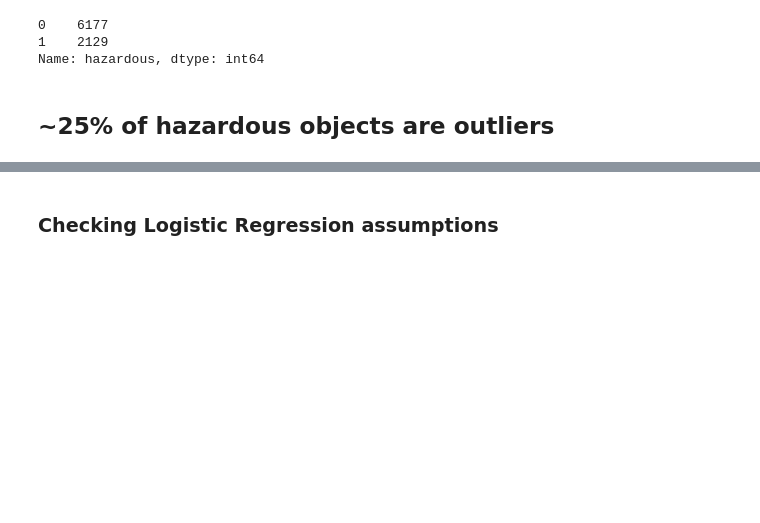
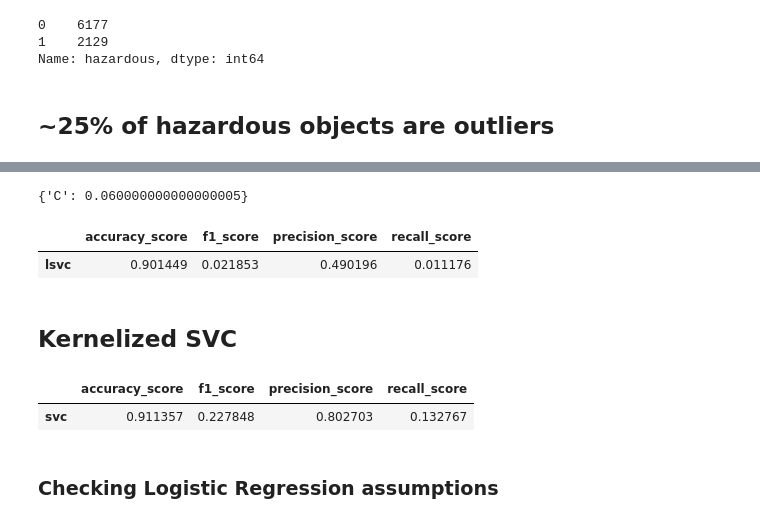
Before and after one commit to gselivirov/NASA_classifiers, a Jupyter notebook: NASA_Forest.ipynb, the cells around one changed output, grey strips where cells are left out. Cells and saved outputs as stored; diff of their text form; code cells hidden in the pictures; blank space fills up the shorter version.

```diff
--- a/NASA_Forest.ipynb
+++ b/NASA_Forest.ipynb
@@ -133,0 +137,5 @@ Name: hazardous, dtype: int64
+# %%
+min_on_training = X_train.min(axis=0)
+range_on_training = (X_train - min_on_training).max(axis=0)
+X_train_scaled = (X_train - min_on_training) / range_on_training
+X_test_scaled = (X_test - min_on_training) / range_on_training
@@ -133,0 +161,20 @@ Name: hazardous, dtype: int64
+# %%
+lsvc_grid.best_params_
+# %% [output]
+{'C': 0.060000000000000005}
+# %%
+best_lsvc = lsvc_grid.best_estimator_
+best_lsvc.score(X_test_scaled, y_test)
+best_lsvc_pred = best_lsvc.predict(X_test_scaled)
+# %%
+lsvc_metrics = pd.DataFrame({"accuracy_score" : best_lsvc.score(X_test_scaled, y_test),
+                            "f1_score" : metrics.f1_score(y_test,best_lsvc_pred),
+                            "precision_score" : metrics.precision_score(y_test,best_lsvc_pred),
+                            "recall_score" : metrics.recall_score(y_test,best_lsvc_pred)},
+                           index=["lsvc"])
+lsvc_metrics
+# %% [output]
+|  | accuracy_score | f1_score | precision_score | recall_score |
+| lsvc | 0.901449 | 0.021853 | 0.490196 | 0.011176 |
+# %% [markdown]
+## Kernelized SVC
@@ -134,3 +187,13 @@ Name: hazardous, dtype: int64
+# %%
+svc_metrics = pd.DataFrame({"accuracy_score" : svc.score(X_test_scaled, y_test),
+                            "f1_score" : metrics.f1_score(y_test,svc_pred),
+                            "precision_score" : metrics.precision_score(y_test,svc_pred),
+                            "recall_score" : metrics.recall_score(y_test,svc_pred)},
+                           index=["svc"])
+svc_metrics
+# %% [output]
+|  | accuracy_score | f1_score | precision_score | recall_score |
+| svc | 0.911357 | 0.227848 | 0.802703 | 0.132767 |
 # %% [markdown]
 ### Checking Logistic Regression assumptions
 # %%
```
Also changed, not shown: parts of 14 cells of this notebook.
